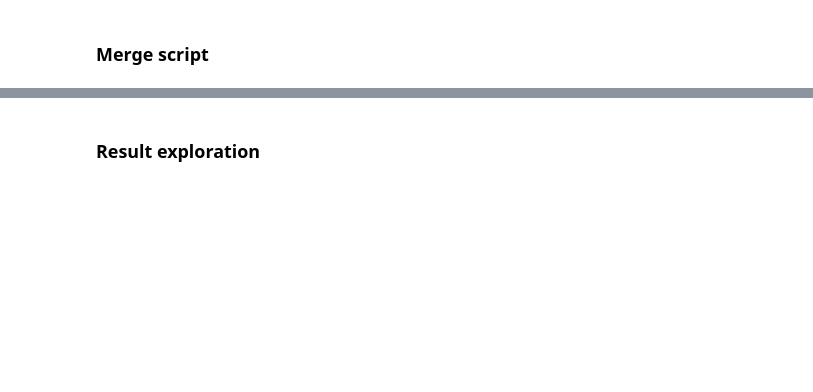
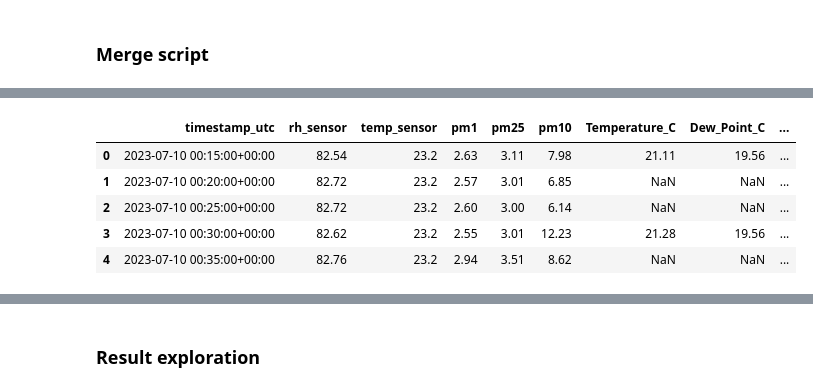
Before and after one commit to KriishAHate/EECE5644-Machine_Learning, a Jupyter notebook: Machine learning final project/Data cleaning/merge_script.ipynb, the cells around one changed output, grey strips where cells are left out. Saved outputs shown, nothing was run; the diff lists cells and outputs as text; code cells hidden in the pictures; blank space fills up the shorter version.

```diff
--- a/Machine learning final project/Data cleaning/merge_script.ipynb
+++ b/Machine learning final project/Data cleaning/merge_script.ipynb
@@ -48,3 +70,12 @@ df_merged.shape
 # round all numeric columns
 numeric_cols = df_merged.select_dtypes(include="number").columns
 df_merged[numeric_cols] = df_merged[numeric_cols].round(2)
+# %%
+df_merged.head()
+# %% [output]
+|  | timestamp_utc | rh_sensor | temp_sensor | pm1 | pm25 | pm10 | Temperature_C | Dew_Point_C | ... |
+| 0 | 2023-07-10 00:15:00+00:00 | 82.54 | 23.2 | 2.63 | 3.11 | 7.98 | 21.11 | 19.56 | ... |
+| 1 | 2023-07-10 00:20:00+00:00 | 82.72 | 23.2 | 2.57 | 3.01 | 6.85 | NaN | NaN | ... |
+| 2 | 2023-07-10 00:25:00+00:00 | 82.72 | 23.2 | 2.60 | 3.00 | 6.14 | NaN | NaN | ... |
+| 3 | 2023-07-10 00:30:00+00:00 | 82.62 | 23.2 | 2.55 | 3.01 | 12.23 | 21.28 | 19.56 | ... |
+| 4 | 2023-07-10 00:35:00+00:00 | 82.76 | 23.2 | 2.94 | 3.51 | 8.62 | NaN | NaN | ... |
```
Also changed, not shown: parts of 16 cells of this notebook, 2 other files.
